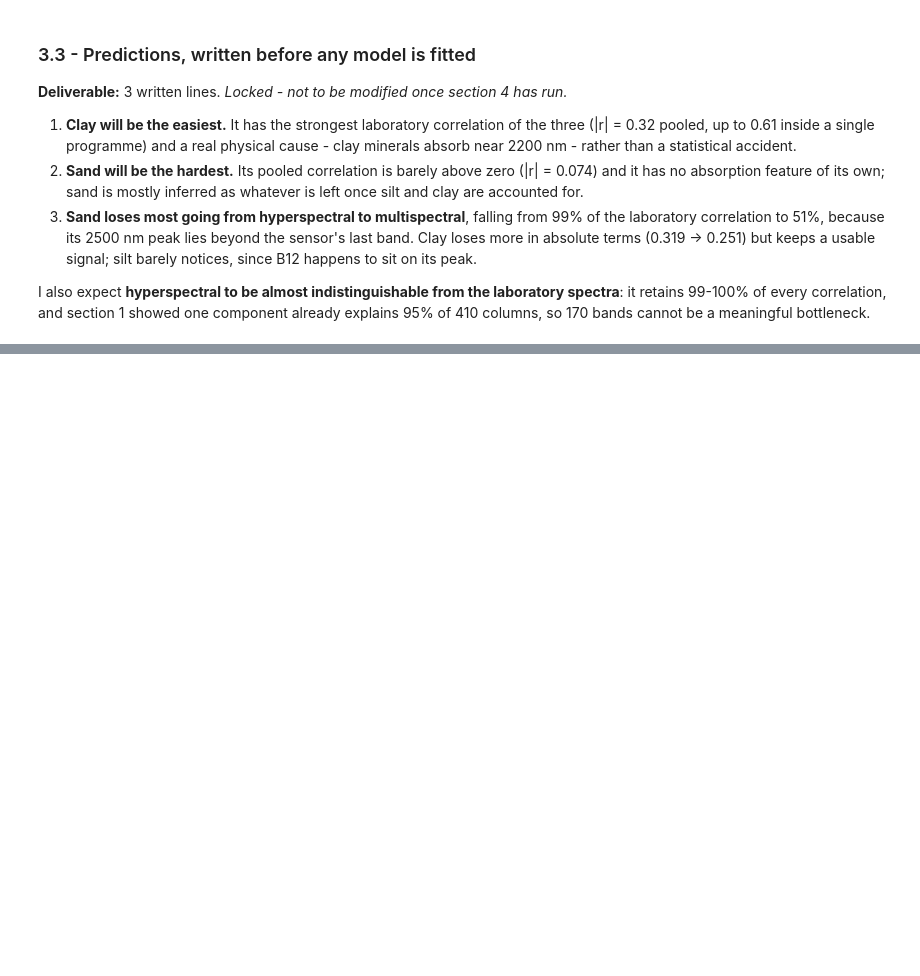
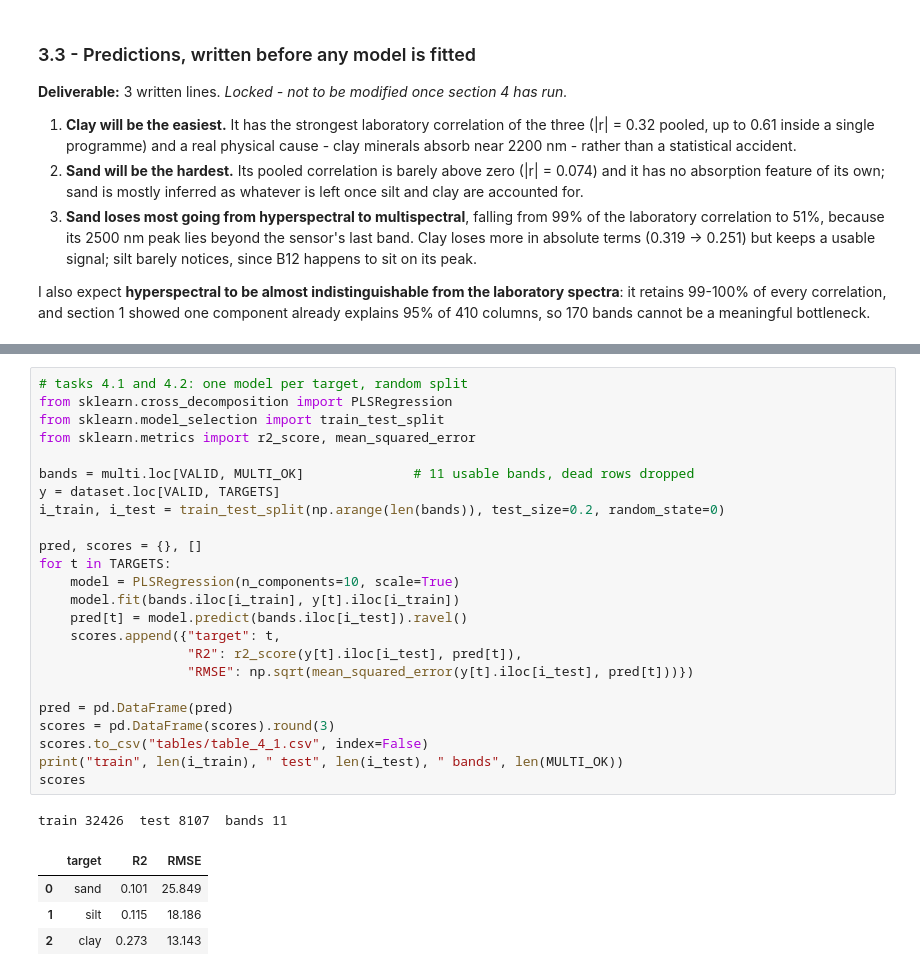
Before and after one commit to Abdelmalek05/soil-texture-from-spectra, a Jupyter notebook: soil_texture_lab.ipynb, the cells around one changed output, grey strips where cells are left out. Cells and saved outputs as stored; diff of their text form; blank space fills up the shorter version.

```diff
--- a/soil_texture_lab.ipynb
+++ b/soil_texture_lab.ipynb
@@ -621,0 +638,30 @@ it retains 99-100% of every correlation, and section 1 showed one component alre
+# %%
+# tasks 4.1 and 4.2: one model per target, random split
+from sklearn.cross_decomposition import PLSRegression
+from sklearn.model_selection import train_test_split
+from sklearn.metrics import r2_score, mean_squared_error
+
+bands = multi.loc[VALID, MULTI_OK]              # 11 usable bands, dead rows dropped
+y = dataset.loc[VALID, TARGETS]
+i_train, i_test = train_test_split(np.arange(len(bands)), test_size=0.2, random_state=0)
+
+pred, scores = {}, []
+for t in TARGETS:
+    model = PLSRegression(n_components=10, scale=True)
+    model.fit(bands.iloc[i_train], y[t].iloc[i_train])
+    pred[t] = model.predict(bands.iloc[i_test]).ravel()
+    scores.append({"target": t,
+                   "R2": r2_score(y[t].iloc[i_test], pred[t]),
+                   "RMSE": np.sqrt(mean_squared_error(y[t].iloc[i_test], pred[t]))})
+
+pred = pd.DataFrame(pred)
+scores = pd.DataFrame(scores).round(3)
+scores.to_csv("tables/table_4_1.csv", index=False)
+print("train", len(i_train), " test", len(i_test), " bands", len(MULTI_OK))
+scores
+# %% [output]
+train 32426  test 8107  bands 11
+|  | target | R2 | RMSE |
+| 0 | sand | 0.101 | 25.849 |
+| 1 | silt | 0.115 | 18.186 |
+| 2 | clay | 0.273 | 13.143 |
```
Also changed, not shown: parts of 4 cells of this notebook, 3 other files.
